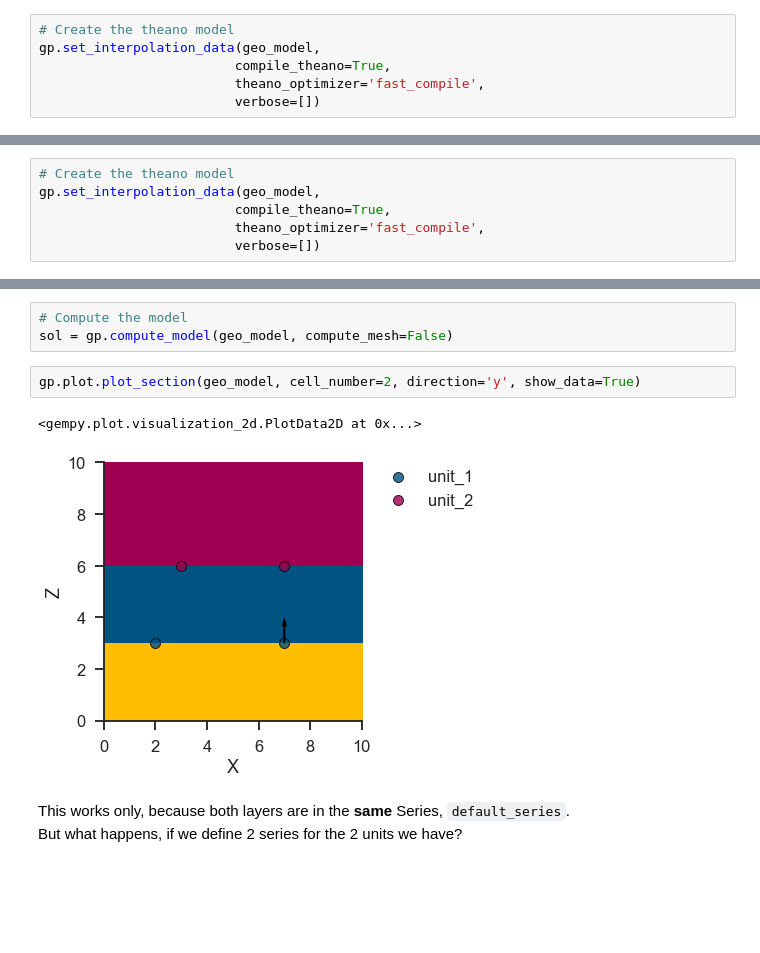
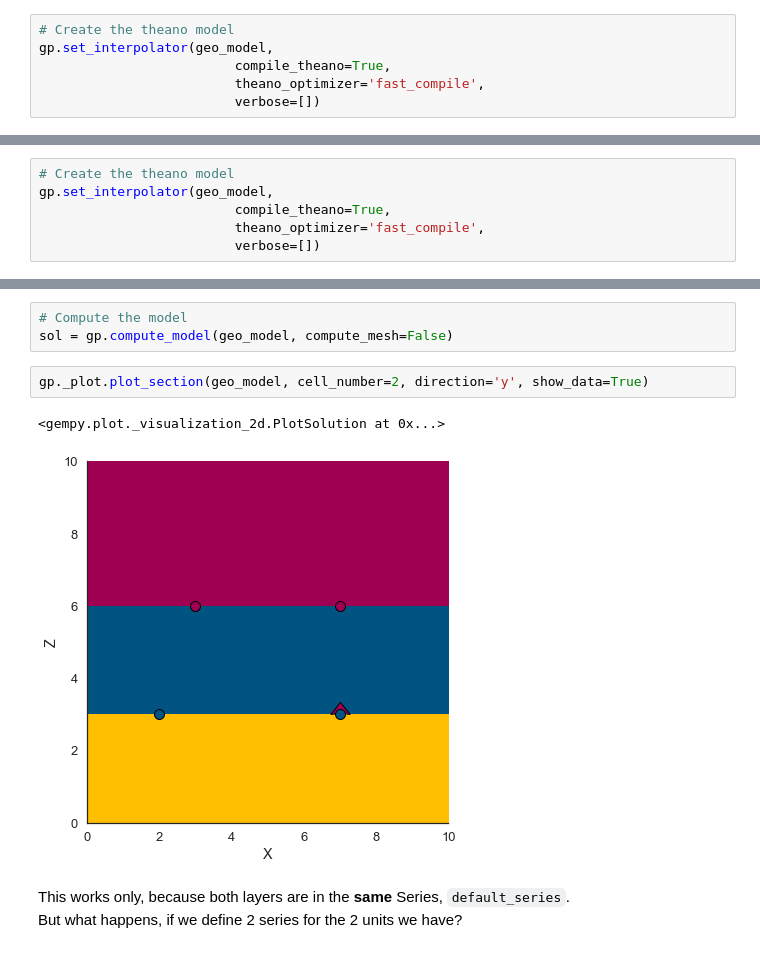
Before and after one commit to Japhiolite/gempy-tests, a Jupyter notebook: notebooks/Test_models.ipynb, the cells around one changed output, grey strips where cells are left out. Drawn from its saved outputs; the diff is of its cells as text; blank space fills up the shorter version.

```diff
--- a/notebooks/Test_models.ipynb
+++ b/notebooks/Test_models.ipynb
@@ -48,6 +53,6 @@ gp.plot.plot_data(geo_model)
 # %%
 # Create the theano model
-gp.set_interpolation_data(geo_model,
+gp.set_interpolator(geo_model,
                          compile_theano=True,
                          theano_optimizer='fast_compile',
                          verbose=[])
@@ -90,6 +109,6 @@ gp.plot.plot_data(geo_model)
 # %%
 # Create the theano model
-gp.set_interpolation_data(geo_model,
+gp.set_interpolator(geo_model,
                          compile_theano=True,
                          theano_optimizer='fast_compile',
                          verbose=[])
@@ -101,10 +130,10 @@ Compilation Done!
 # Compute the model
 sol = gp.compute_model(geo_model, compute_mesh=False)
 # %%
-gp.plot.plot_section(geo_model, cell_number=2, direction='y', show_data=True)
+gp._plot.plot_section(geo_model, cell_number=2, direction='y', show_data=True)
 # %% [output]
-<gempy.plot.visualization_2d.PlotData2D at 0x...>
+<gempy.plot._visualization_2d.PlotSolution at 0x...>
-[figure, old version]
+[figure, new version]
 # %% [markdown]
 This works only, because both layers are in the **same** Series, `default_series`.
 But what happens, if we define 2 series for the 2 units we have?
```
Also changed, not shown: parts of 50 cells of this notebook.
